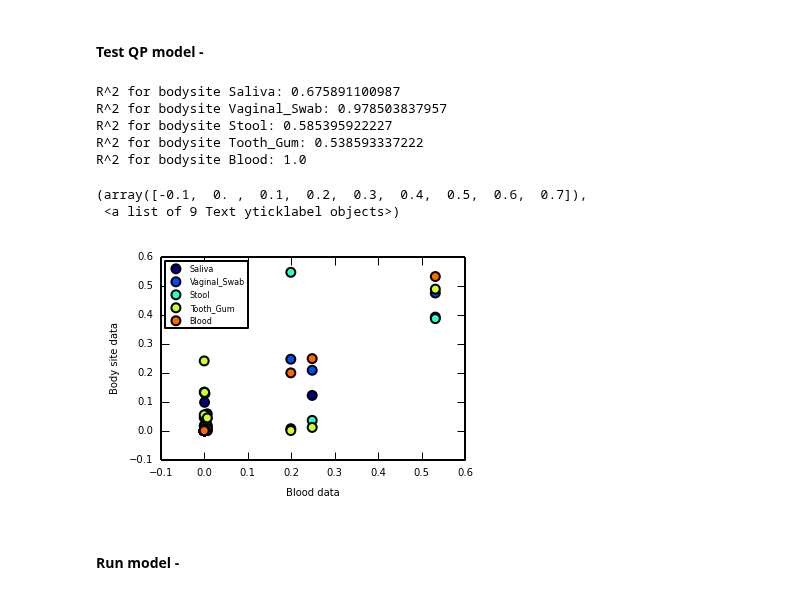
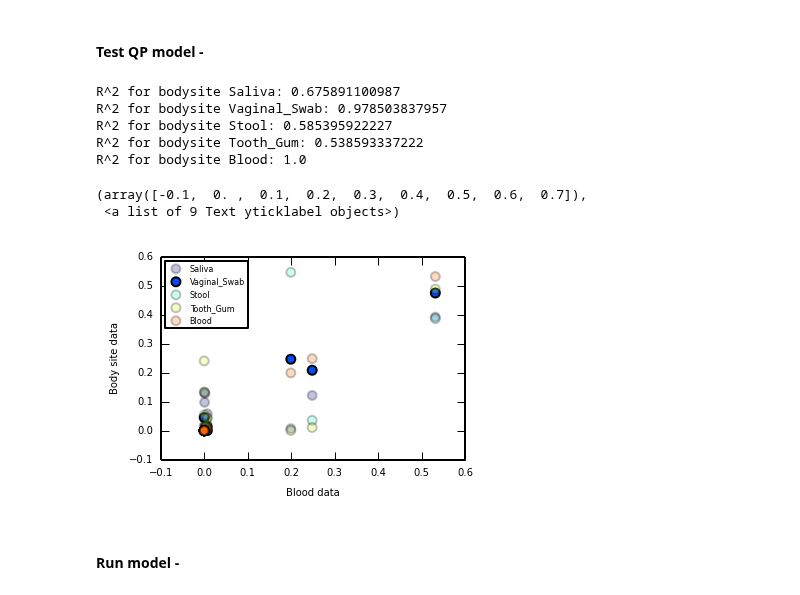
Before and after one commit to lmart999/CS229, a Jupyter notebook: CS229_Project.ipynb, the cells around one changed output. Saved outputs shown, nothing was run; the diff lists cells and outputs as text; code cells hidden in the pictures.

```diff
--- a/CS229_Project.ipynb
+++ b/CS229_Project.ipynb
@@ -824,28 +830,32 @@ test_sample=norm_samples.loc[sample]
 # %%
 # Check by examining raw data
 
 plt.subplot(2,2,1)
 jet = cm = plt.get_cmap('jet')
 cNorm = colors.Normalize(vmin=0,vmax=len(test_sample.index))
 scalarMap = cmx.ScalarMappable(norm=cNorm,cmap=jet)
 for bs,c in zip(test_sample.index,range(len(test_sample.index))):
-    plt.scatter(test_sample.loc['Blood'],test_sample.loc[bs],label=bs,c=scalarMap.to_rgba([c]))
+    if bs=='Vaginal_Swab':
+        alpha=1
+    else:
+        alpha=0.24
+    plt.scatter(test_sample.loc['Blood'],test_sample.loc[bs],label=bs,c=scalarMap.to_rgba([c]),alpha=alpha)
     slope, intercept, r_value, p_value, std_err = stats.linregress(test_sample.loc['Blood'],test_sample.loc[bs])
     print "R^2 for bodysite %s: %s"%(bs,r_value**2)
 plt.legend(loc='upper left',scatterpoints=1,prop={'size':4})
 plt.xlabel('Blood data',fontsize=5)
 plt.xticks(fontsize=5)
 plt.ylabel('Body site data',fontsize=5)
 plt.yticks(fontsize=5)
 # %% [output]
 R^2 for bodysite Saliva: 0.675891100987
 R^2 for bodysite Vaginal_Swab: 0.978503837957
 R^2 for bodysite Stool: 0.585395922227
 R^2 for bodysite Tooth_Gum: 0.538593337222
 R^2 for bodysite Blood: 1.0
 (array([-0.1,  0. ,  0.1,  0.2,  0.3,  0.4,  0.5,  0.6,  0.7]),
  <a list of 9 Text yticklabel objects>)
-[figure, old version]
+[figure, new version]
 # %% [markdown]
 #### Run model -
 # %%
```
Also changed, not shown: parts of 4 cells of this notebook.
